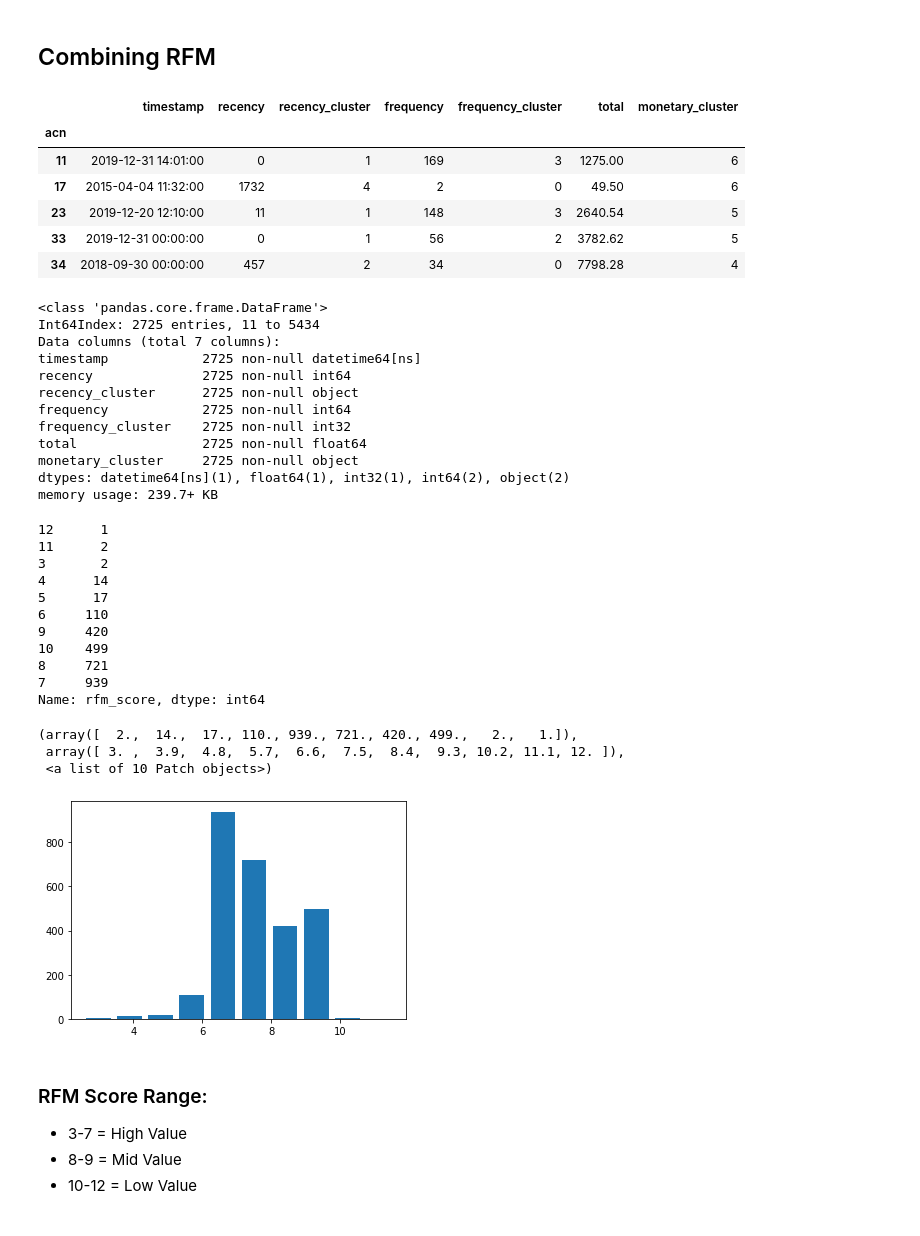
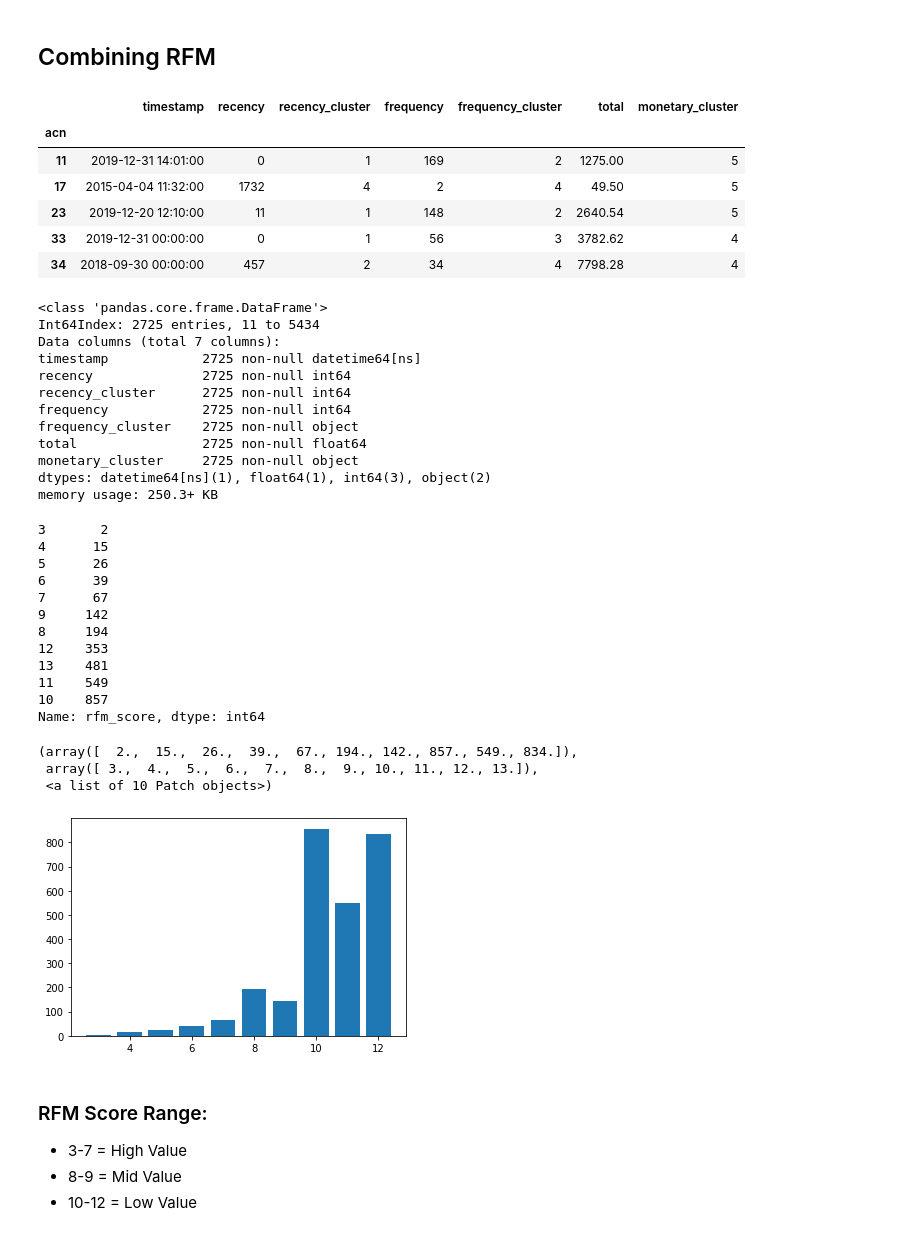
Before and after one commit to crisgiovanoni/jncc_project, a Jupyter notebook: modeling.ipynb, the cells around one changed output. Drawn from its saved outputs; the diff is of its cells as text; code cells hidden in the pictures.

Commit message:
clustering

```diff
--- a/modeling.ipynb
+++ b/modeling.ipynb
@@ -761,6 +752,6 @@ monetary.groupby("mc").total.describe()
 # %%
-condition = [monetary.mc == 0,monetary.mc == 1,monetary.mc == 2,monetary.mc == 3,monetary.mc == 4,monetary.mc == 5]
-choice = [6,3,4,1,5,2]
+condition = [monetary.mc == 0,monetary.mc == 1,monetary.mc == 2,monetary.mc == 3,monetary.mc == 4]
+choice = [5,2,4,1,3]
 monetary["mon_srtd"] = np.select(condition,choice,"nan")
 # %%
 monetary = monetary.drop(columns="mc")
@@ -796,58 +785,60 @@ Name: monetary_cluster, dtype: int64
 # %% [markdown]
 ## Combining RFM
 # %%
-customer = customer.join([frequency,monetary])
+rfm = customer.join([frequency,monetary])
 # %%
-customer.head()
+rfm.head()
 # %% [output]
 |  | timestamp | recency | recency_cluster | frequency | frequency_cluster | total | monetary_cluster |
 | acn |  |  |  |  |  |  |  |
-| 11 | 2019-12-31 14:01:00 | 0 | 1 | 169 | 3 | 1275.00 | 6 |
-| 17 | 2015-04-04 11:32:00 | 1732 | 4 | 2 | 0 | 49.50 | 6 |
-| 23 | 2019-12-20 12:10:00 | 11 | 1 | 148 | 3 | 2640.54 | 5 |
-| 33 | 2019-12-31 00:00:00 | 0 | 1 | 56 | 2 | 3782.62 | 5 |
-| 34 | 2018-09-30 00:00:00 | 457 | 2 | 34 | 0 | 7798.28 | 4 |
+| 11 | 2019-12-31 14:01:00 | 0 | 1 | 169 | 2 | 1275.00 | 5 |
+| 17 | 2015-04-04 11:32:00 | 1732 | 4 | 2 | 4 | 49.50 | 5 |
+| 23 | 2019-12-20 12:10:00 | 11 | 1 | 148 | 2 | 2640.54 | 5 |
+| 33 | 2019-12-31 00:00:00 | 0 | 1 | 56 | 3 | 3782.62 | 4 |
+| 34 | 2018-09-30 00:00:00 | 457 | 2 | 34 | 4 | 7798.28 | 4 |
 # %%
-customer.info()
+rfm.info()
 # %% [output]
 <class 'pandas.core.frame.DataFrame'>
 Int64Index: 2725 entries, 11 to 5434
 Data columns (total 7 columns):
 timestamp            2725 non-null datetime64[ns]
 recency              2725 non-null int64
-recency_cluster      2725 non-null object
+recency_cluster      2725 non-null int64
 frequency            2725 non-null int64
-frequency_cluster    2725 non-null int32
+frequency_cluster    2725 non-null object
 total                2725 non-null float64
 monetary_cluster     2725 non-null object
-dtypes: datetime64[ns](1), float64(1), int32(1), int64(2), object(2)
-memory usage: 239.7+ KB
+dtypes: datetime64[ns](1), float64(1), int64(3), object(2)
+memory usage: 250.3+ KB
 # %%
-customer.recency_cluster = customer.recency_cluster.astype("int")
-customer.monetary_cluster = customer.monetary_cluster.astype("int")
+rfm.recency_cluster = rfm.recency_cluster.astype("int")
+rfm.monetary_cluster = rfm.monetary_cluster.astype("int")
+rfm.frequency_cluster = rfm.frequency_cluster.astype("int")
 # %%
-customer["rfm_score"] = customer.recency_cluster + customer.frequency_cluster + customer.monetary_cluster
+rfm["rfm_score"] = rfm.recency_cluster + rfm.frequency_cluster + rfm.monetary_cluster
 # %%
-customer.rfm_score.value_counts().sort_values()
+rfm.rfm_score.value_counts().sort_values()
 # %% [output]
-12      1
-11      2
 3       2
-4      14
-5      17
-6     110
-9     420
-10    499
-8     721
-7     939
+4      15
+5      26
+6      39
+7      67
+9     142
+8     194
+12    353
+13    481
+11    549
+10    857
 Name: rfm_score, dtype: int64
 # %%
-plt.hist(customer.rfm_score,rwidth=0.8,align="left")
+plt.hist(rfm.rfm_score,rwidth=0.8,align="left")
 # %% [output]
-(array([  2.,  14.,  17., 110., 939., 721., 420., 499.,   2.,   1.]),
- array([ 3. ,  3.9,  4.8,  5.7,  6.6,  7.5,  8.4,  9.3, 10.2, 11.1, 12. ]),
+(array([  2.,  15.,  26.,  39.,  67., 194., 142., 857., 549., 834.]),
+ array([ 3.,  4.,  5.,  6.,  7.,  8.,  9., 10., 11., 12., 13.]),
  <a list of 10 Patch objects>)
-[figure, old version]
+[figure, new version]
 # %% [markdown]
 ### RFM Score Range:
 - 3-7 = High Value
```
Also changed, not shown: parts of 83 cells of this notebook, 2 other files.
